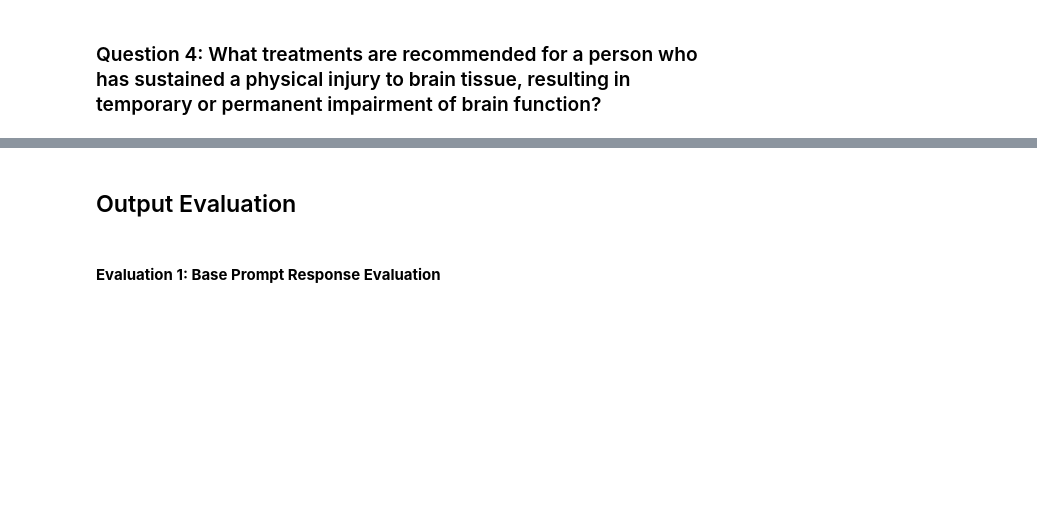
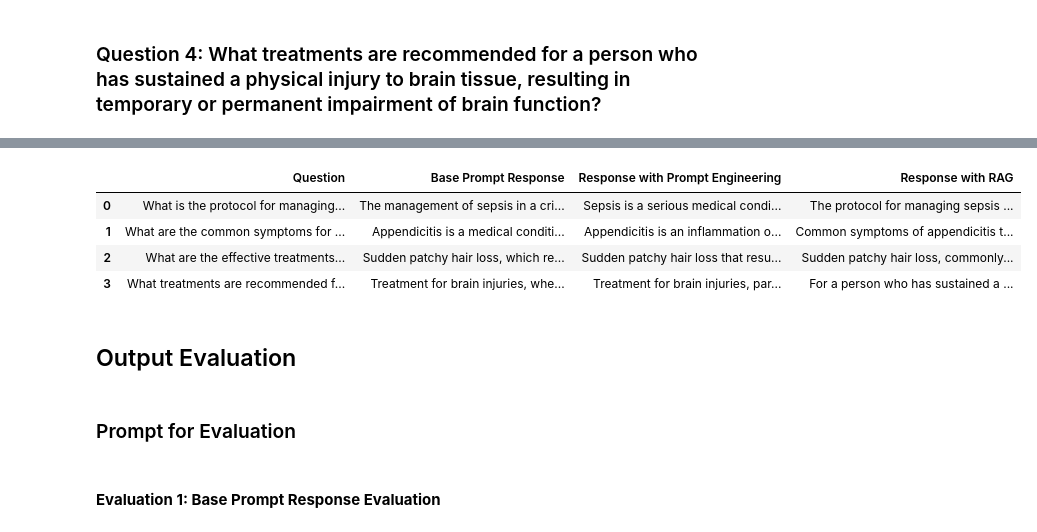
Before and after one commit to NimdaGrogu/Machine_Learning_Projects, a Jupyter notebook: Generative AI Foundations /Capstone Projects/Project 2 Medical Assistant/Learners_Notebook_Full_Code_v2.ipynb, the cells around one changed output, grey strips where cells are left out. Drawn from its saved outputs; the diff is of its cells as text; code cells hidden in the pictures; blank space fills up the shorter version.

```diff
--- a/Generative AI Foundations /Capstone Projects/Project 2 Medical Assistant/Learners_Notebook_Full_Code_v2.ipynb
+++ b/Generative AI Foundations /Capstone Projects/Project 2 Medical Assistant/Learners_Notebook_Full_Code_v2.ipynb
@@ -100,7 +94,9 @@ file_name = "Config.json"
 with open(file_name, 'r') as file:                                              # Open the config file in read mode
     config = json.load(file)                                                    # Load the JSON content as a dictionary
     OPENAI_API_KEY = config.get("OPENAI_API_KEY")                                             # Extract the API key from the config
-    OPENAI_API_BASE = config.get("OPENAI_API_BASE")                             # Extract the OpenAI base URL from the config
+    OPENAI_API_BASE = config.get("OPENAI_API_BASE")
+    GOOGLE_API_KEY = config.get("GOOGLE_API_KEY")                                             # Extract the API key from the config
+                              # Extract the OpenAI base URL from the config
 
 # Store API credentials in environment variables
 os.environ['OPENAI_API_KEY'] = OPENAI_API_KEY                                          # Set API key as environment variable
@@ -610,2 +614,5 @@ print(response_with_rag_1)
 # %% [markdown]
 ### Question 2: What are the common symptoms for appendicitis, and can it be cured via medicine? If not, what surgical procedure should be followed to treat it?
+# %%
+response_with_rag_2 = generate_rag_response(q2)
+print(response_with_rag_2)
@@ -612,2 +625,5 @@ print(response_with_rag_1)
 # %% [markdown]
 ### Question 3: What are the effective treatments or solutions for addressing sudden patchy hair loss, commonly seen as localized bald spots on the scalp, and what could be the possible causes behind it?
+# %%
+response_with_rag_3 = generate_rag_response(q3)
+print(response_with_rag_3)
@@ -614,2 +640,5 @@ print(response_with_rag_1)
 # %% [markdown]
 ### Question 4:  What treatments are recommended for a person who has sustained a physical injury to brain tissue, resulting in temporary or permanent impairment of brain function?
+# %%
+response_with_rag_4 = generate_rag_response(q4)
+print(response_with_rag_4)
@@ -616,2 +660,13 @@ print(response_with_rag_1)
+# %%
+responses["Response with RAG"] = [response_with_rag_1, response_with_rag_2, response_with_rag_3, response_with_rag_4]
+responses
+# %% [output]
+|  | Question | Base Prompt Response | Response with Prompt Engineering | Response with RAG |
+| 0 | What is the protocol for managing... | The management of sepsis in a cri... | Sepsis is a serious medical condi... | The protocol for managing sepsis ... |
+| 1 | What are the common symptoms for ... | Appendicitis is a medical conditi... | Appendicitis is an inflammation o... | Common symptoms of appendicitis t... |
+| 2 | What are the effective treatments... | Sudden patchy hair loss, which re... | Sudden patchy hair loss that resu... | Sudden patchy hair loss, commonly... |
+| 3 | What treatments are recommended f... | Treatment for brain injuries, whe... | Treatment for brain injuries, par... | For a person who has sustained a ... |
 # %% [markdown]
 ## Output Evaluation
+# %% [markdown]
+### Prompt for Evaluation
```
Also changed, not shown: parts of 11 cells of this notebook.
